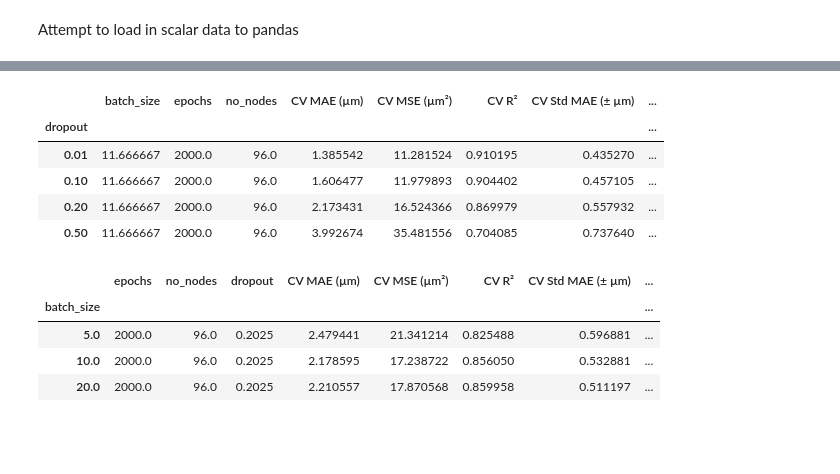
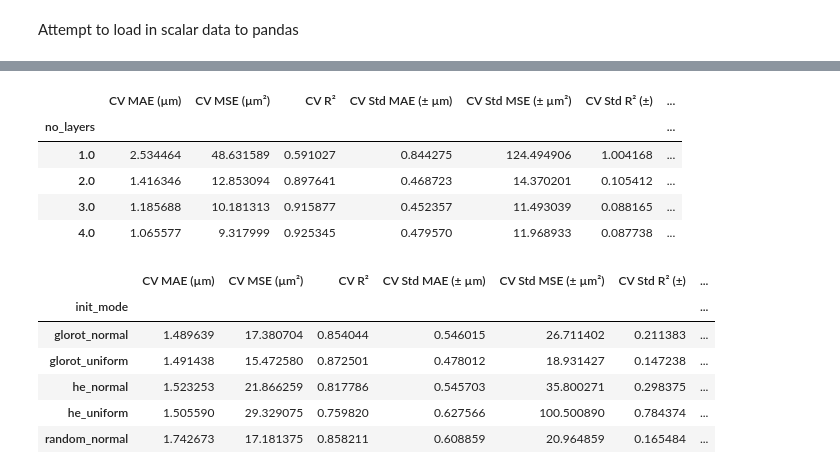
Before and after one commit to TomJessel/PhD-DCB_Grinding, a Jupyter notebook: hparam_results.ipynb, the cells around one changed output, grey strips where cells are left out. Saved outputs shown, nothing was run; the diff lists cells and outputs as text; code cells hidden in the pictures; blank space fills up the shorter version.

```diff
--- a/hparam_results.ipynb
+++ b/hparam_results.ipynb
@@ -121,17 +125,22 @@ results.groupby(['loss']).mean(numeric_only=True)
-# %%
-results.groupby(['dropout']).mean(numeric_only=True)
-# %% [output]
-|  | batch_size | epochs | no_nodes | CV MAE (µm) | CV MSE (µm²) | CV R² | CV Std MAE (± µm) | ... |
-| dropout |  |  |  |  |  |  |  | ... |
-| 0.01 | 11.666667 | 2000.0 | 96.0 | 1.385542 | 11.281524 | 0.910195 | 0.435270 | ... |
-| 0.10 | 11.666667 | 2000.0 | 96.0 | 1.606477 | 11.979893 | 0.904402 | 0.457105 | ... |
-| 0.20 | 11.666667 | 2000.0 | 96.0 | 2.173431 | 16.524366 | 0.869979 | 0.557932 | ... |
-| 0.50 | 11.666667 | 2000.0 | 96.0 | 3.992674 | 35.481556 | 0.704085 | 0.737640 | ... |
-# %%
-results.groupby(['batch_size']).mean(numeric_only=True)
-# %% [output]
-|  | epochs | no_nodes | dropout | CV MAE (µm) | CV MSE (µm²) | CV R² | CV Std MAE (± µm) | ... |
-| batch_size |  |  |  |  |  |  |  | ... |
-| 5.0 | 2000.0 | 96.0 | 0.2025 | 2.479441 | 21.341214 | 0.825488 | 0.596881 | ... |
-| 10.0 | 2000.0 | 96.0 | 0.2025 | 2.178595 | 17.238722 | 0.856050 | 0.532881 | ... |
-| 20.0 | 2000.0 | 96.0 | 0.2025 | 2.210557 | 17.870568 | 0.859958 | 0.511197 | ... |
+# %%
+def mean_hparam(result_df, hparam):
+    other_hp = [hp for hp in hparams if hp is not hparam]
+    result_df = result_df.groupby([hparam]).mean(numeric_only=True).drop(columns=other_hp, errors='ignore')
+    display(result_df.loc[:,result_df.nunique()!=1])
+
+for hparam in hparams:
+    mean_hparam(results, hparam)
+# %% [output]
+|  | CV MAE (µm) | CV MSE (µm²) | CV R² | CV Std MAE (± µm) | CV Std MSE (± µm²) | CV Std R² (±) | ... |
+| no_layers |  |  |  |  |  |  | ... |
+| 1.0 | 2.534464 | 48.631589 | 0.591027 | 0.844275 | 124.494906 | 1.004168 | ... |
+| 2.0 | 1.416346 | 12.853094 | 0.897641 | 0.468723 | 14.370201 | 0.105412 | ... |
+| 3.0 | 1.185688 | 10.181313 | 0.915877 | 0.452357 | 11.493039 | 0.088165 | ... |
+| 4.0 | 1.065577 | 9.317999 | 0.925345 | 0.479570 | 11.968933 | 0.087738 | ... |
+|  | CV MAE (µm) | CV MSE (µm²) | CV R² | CV Std MAE (± µm) | CV Std MSE (± µm²) | CV Std R² (±) | ... |
+| init_mode |  |  |  |  |  |  | ... |
+| glorot_normal | 1.489639 | 17.380704 | 0.854044 | 0.546015 | 26.711402 | 0.211383 | ... |
+| glorot_uniform | 1.491438 | 15.472580 | 0.872501 | 0.478012 | 18.931427 | 0.147238 | ... |
+| he_normal | 1.523253 | 21.866259 | 0.817786 | 0.545703 | 35.800271 | 0.298375 | ... |
+| he_uniform | 1.505590 | 29.329075 | 0.759820 | 0.627566 | 100.500890 | 0.784374 | ... |
+| random_normal | 1.742673 | 17.181375 | 0.858211 | 0.608859 | 20.964859 | 0.165484 | ... |
```
Also changed, not shown: parts of 11 cells of this notebook, 3 other files.
